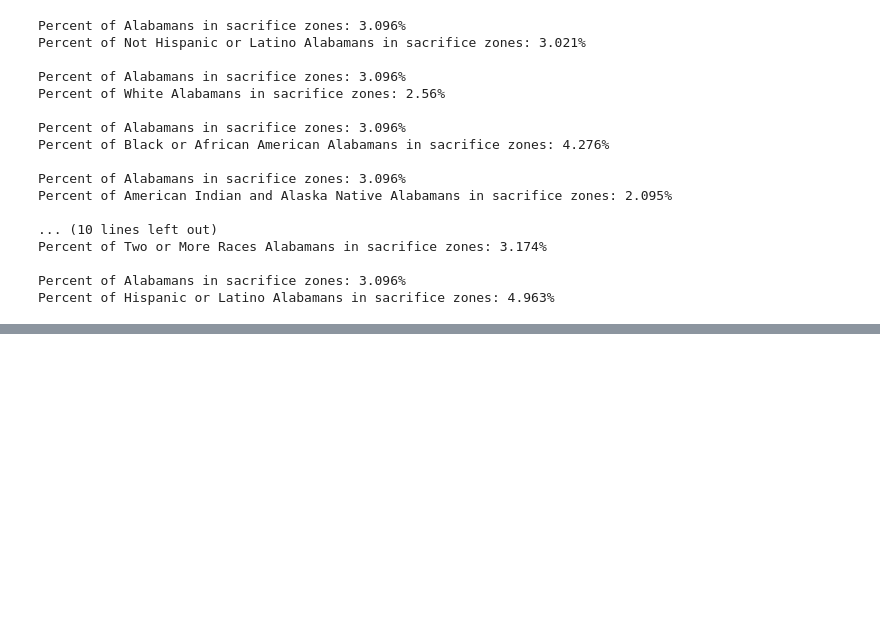
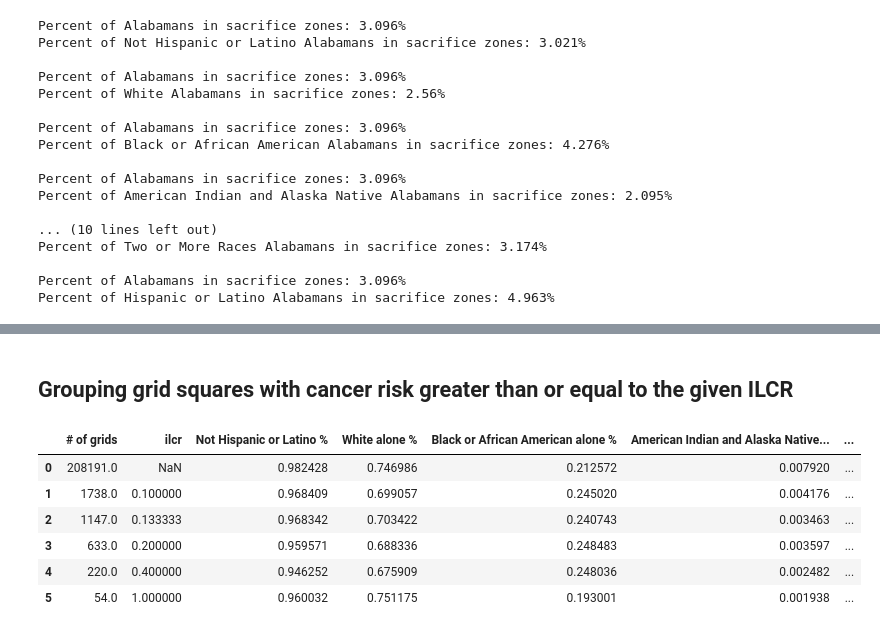
Before and after one commit to jasondamico/d3-visualizations, a Jupyter notebook: propublica_hotspots/eda/stats.ipynb, the cells around one changed output, grey strips where cells are left out. Cells and saved outputs as stored; diff of their text form; code cells hidden in the pictures; blank space fills up the shorter version.

```diff
--- a/propublica_hotspots/eda/stats.ipynb
+++ b/propublica_hotspots/eda/stats.ipynb
@@ -95,0 +139,29 @@ Percent of Hispanic or Latino Alabamans in sacrifice zones: 4.963%
+# %% [markdown]
+## Grouping grid squares with cancer risk greater than or equal to the given ILCR
+# %%
+calcs = pd.DataFrame(columns=["# of grids", "ilcr"] + [col for col in filtered_df.columns if "%" in col])
+
+cancer_risks = [None, 0.1, (1 / 75000) * 10000, (1 / 50000) * 10000, (1 / 25000) * 10000, 1]
+
+for risk in cancer_risks:
+    if risk == None:
+        # Handling for grid squares without cancer risks calculated in ProPublica data
+        percentages_dict = filtered_df.loc[:, [col for col in filtered_df.columns if "%" in col]].mean().to_dict()
+        percentages_dict["ilcr"] = float("nan")
+        percentages_dict["# of grids"] = len(filtered_df)
+    else:
+        percentages_dict = filtered_df.loc[filtered_df["ilcr"] >= risk, [col for col in filtered_df.columns if "%" in col]].mean().to_dict()
+        percentages_dict["ilcr"] = risk
+        percentages_dict["# of grids"] = len(filtered_df[filtered_df["ilcr"] >= risk])
+
+    calcs = calcs.append(percentages_dict, ignore_index=True)
+
+calcs
+# %% [output]
+|  | # of grids | ilcr | Not Hispanic or Latino % | White alone % | Black or African American alone % | American Indian and Alaska Native... | ... |
+| 0 | 208191.0 | NaN | 0.982428 | 0.746986 | 0.212572 | 0.007920 | ... |
+| 1 | 1738.0 | 0.100000 | 0.968409 | 0.699057 | 0.245020 | 0.004176 | ... |
+| 2 | 1147.0 | 0.133333 | 0.968342 | 0.703422 | 0.240743 | 0.003463 | ... |
+| 3 | 633.0 | 0.200000 | 0.959571 | 0.688336 | 0.248483 | 0.003597 | ... |
+| 4 | 220.0 | 0.400000 | 0.946252 | 0.675909 | 0.248036 | 0.002482 | ... |
+| 5 | 54.0 | 1.000000 | 0.960032 | 0.751175 | 0.193001 | 0.001938 | ... |
```
Also changed, not shown: parts of 4 cells of this notebook.
